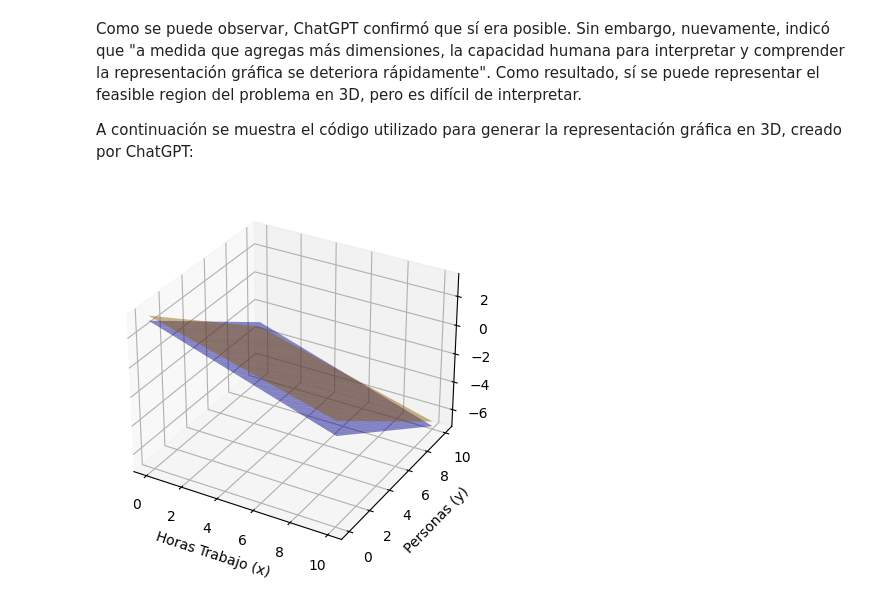
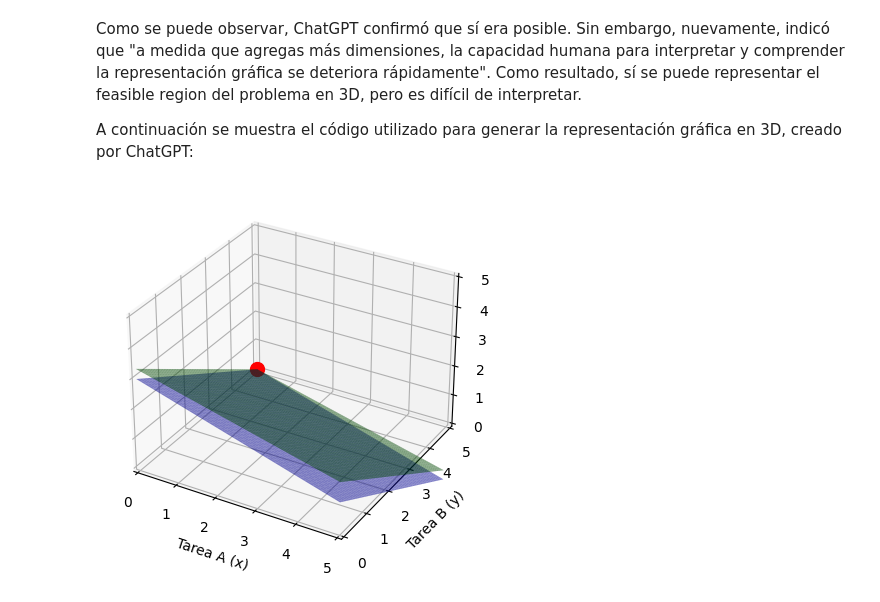
Before and after one commit to stefanoaragoni/hdt2_simulacion, a Jupyter notebook: hdt2_Ej2.ipynb, the cells around one changed output. Drawn from its saved outputs; the diff is of its cells as text; code cells hidden in the pictures.

```diff
--- a/hdt2_Ej2.ipynb
+++ b/hdt2_Ej2.ipynb
@@ -230,38 +226,42 @@ Como se puede observar, ChatGPT confirmó que sí era posible. Sin embargo, nuev
 
 
 A continuación se muestra el código utilizado para generar la representación gráfica en 3D, creado por ChatGPT:
-# %%
-import numpy as np
-import matplotlib.pyplot as plt
-from mpl_toolkits.mplot3d import Axes3D
-
-# Definir la función de ganancia
-def ganancia(x, y, z):
-    return 1500*x + 2500*y + 4000*z
-
-# Crear una malla de puntos en el espacio tridimensional
-x_vals = np.linspace(0, 10, 100)
-y_vals = np.linspace(0, 10, 100)
-x_vals, y_vals = np.meshgrid(x_vals, y_vals)
-
-# Calcular los valores de z para las restricciones
-z_horas = (15 - 2*x_vals - 3*y_vals) / 5
-z_personas = (10 - x_vals - 2*y_vals) / 3
-
-# Crear una figura 3D
-fig = plt.figure()
-ax = fig.add_subplot(111, projection='3d')
-
-# Dibujar la región factible (feasible region) como un área sombreada
-ax.plot_surface(x_vals, y_vals, z_horas, color='blue', alpha=0.5)
-ax.plot_surface(x_vals, y_vals, z_personas, color='orange', alpha=0.5)
-
-# Etiquetas de los ejes
-ax.set_xlabel('Horas Trabajo (x)')
-ax.set_ylabel('Personas (y)')
-ax.set_zlabel('Ganancia (z)')
-
-# Mostrar el gráfico
-plt.show()
-# %% [output]
-[figure, removed]
+# %%
+import matplotlib.pyplot as plt
+from mpl_toolkits.mplot3d import Axes3D
+import numpy as np
+
+# Crear una figura tridimensional
+fig = plt.figure()
+ax = fig.add_subplot(111, projection='3d')
+
+# Definir límites de los ejes
+ax.set_xlim(0, 5)
+ax.set_ylim(0, 5)
+ax.set_zlim(0, 5)
+
+# Etiquetas de los ejes
+ax.set_xlabel('Tarea A (x)')
+ax.set_ylabel('Tarea B (y)')
+ax.set_zlabel('Tarea C (z)')
+
+# Crear una cuadrícula de valores para x, y, z
+x_range = np.linspace(0, 5, 100)
+y_range = np.linspace(0, 5, 100)
+x, y = np.meshgrid(x_range, y_range)
+
+# Calcular restricciones
+z_constraint_hours = (15 - 2 * x - 3 * y) / 5
+z_constraint_people = (10 - x - 2 * y) / 3
+
+# Graficar las restricciones
+ax.plot_surface(x, y, z_constraint_hours, color='blue', alpha=0.5)
+ax.plot_surface(x, y, z_constraint_people, color='green', alpha=0.5)
+
+# Graficar punto óptimo
+ax.scatter(0, 5, 0, color='red', s=100)
+
+# Mostrar el gráfico
+plt.show()
+# %% [output]
+[figure, added]
```
Also changed, not shown: parts of 1 cell of this notebook.
